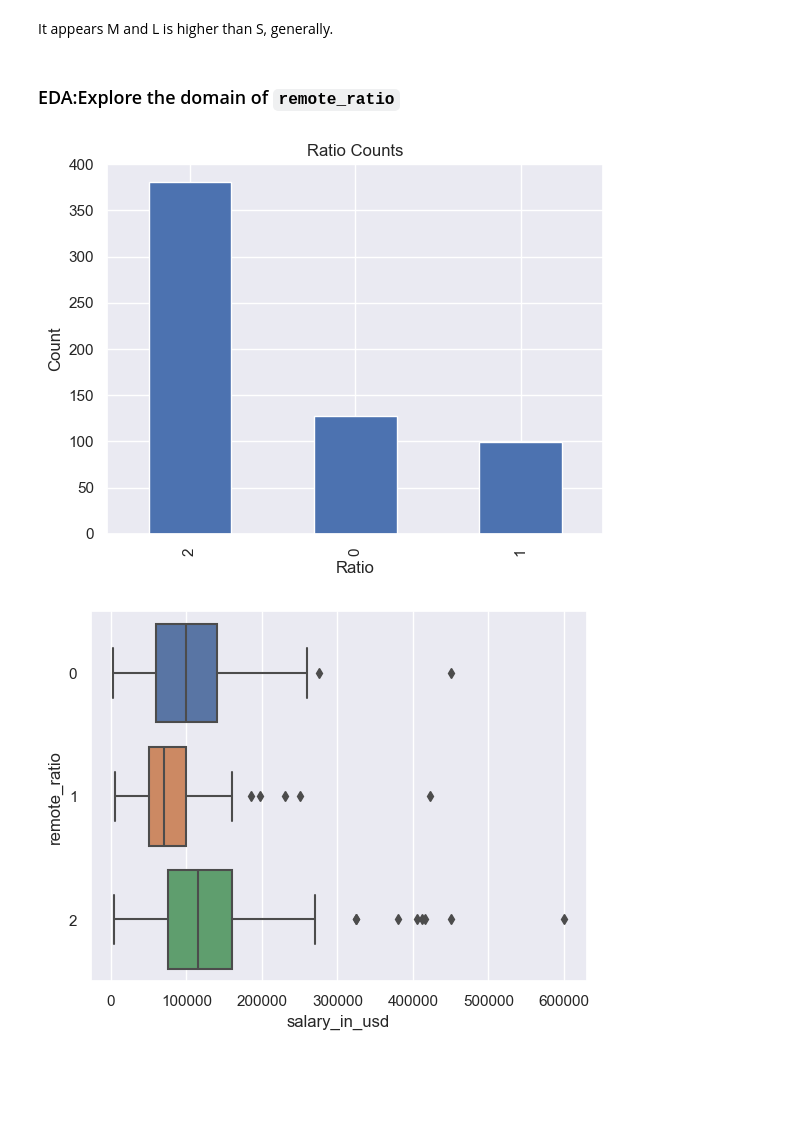
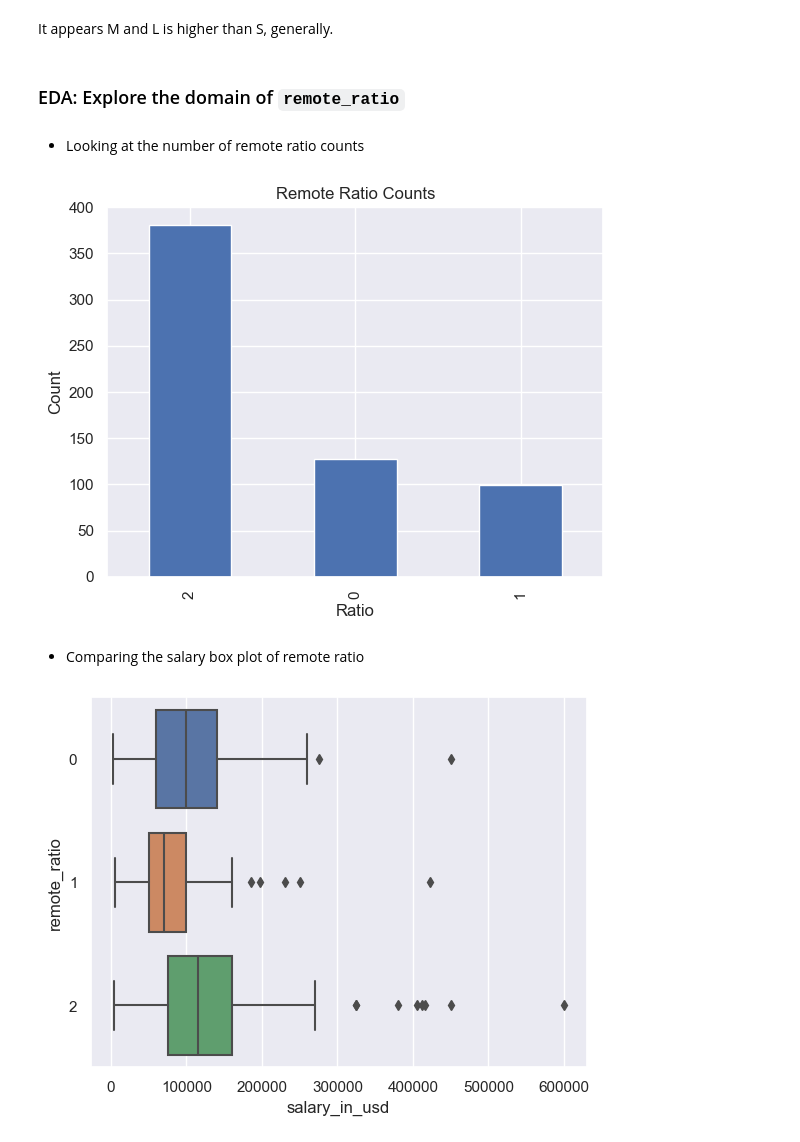
Before and after one commit to legitaxes/sc1015-mini_assignment, a Jupyter notebook: EDA-of-Dataset.ipynb, the cells around one changed output. Cells and saved outputs as stored; diff of their text form; code cells hidden in the pictures; blank space fills up the shorter version.

```diff
--- a/EDA-of-Dataset.ipynb
+++ b/EDA-of-Dataset.ipynb
@@ -225,17 +217,21 @@ plt.show()
 # %% [markdown]
 It appears M and L is higher than S, generally.
 # %% [markdown]
-### EDA:Explore the domain of `remote_ratio`
+### EDA: Explore the domain of `remote_ratio`
+# %% [markdown]
+- Looking at the number of remote ratio counts
 # %%
 domain = dsdata['remote_ratio']
 counts = domain.value_counts()
 counts.plot(kind='bar')
-plt.title('Ratio Counts')
+plt.title('Remote Ratio Counts')
 plt.xlabel('Ratio')
 plt.ylabel('Count')
 plt.show()
 # %% [output]
-[figure, old version]
+[figure, new version]
+# %% [markdown]
+- Comparing the salary box plot of remote ratio
 # %%
 sb.boxplot(data=dsdata, x='salary_in_usd', y='remote_ratio', orient="h")
 plt.show()
```
Also changed, not shown: parts of 12 cells of this notebook, 1 other file.
